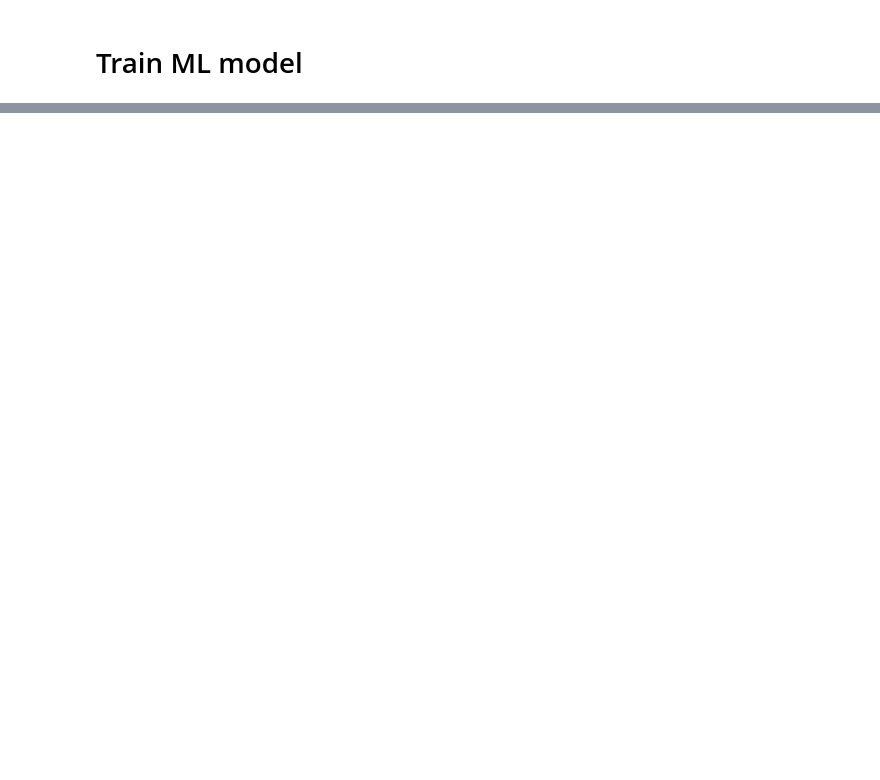
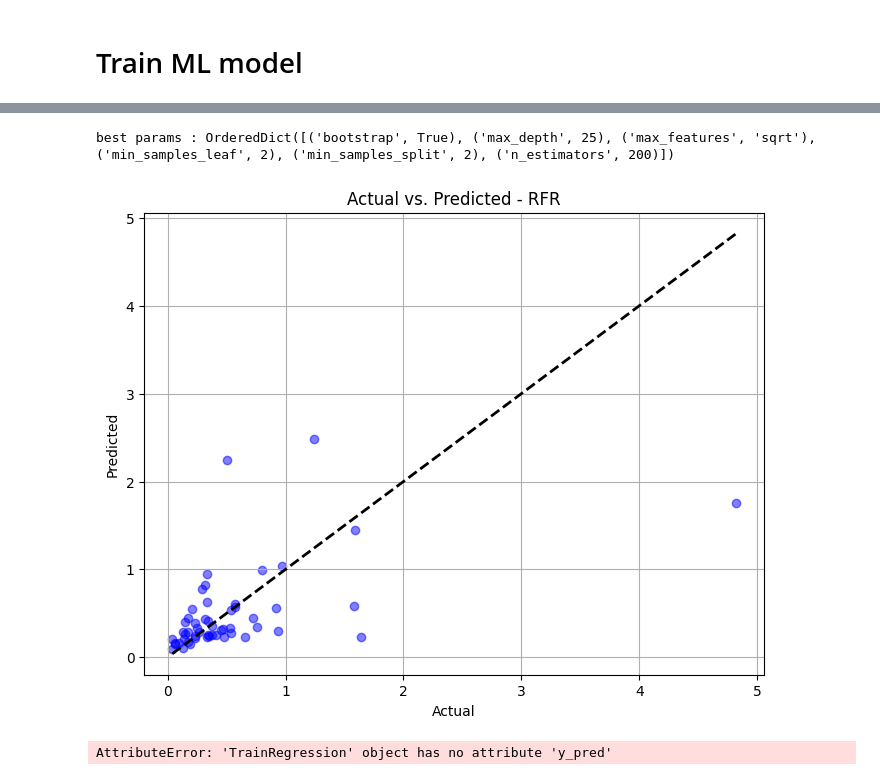
Before and after one commit to reutkeller/ML_projects, a Jupyter notebook: nbs/train_ml_regression.ipynb, the cells around one changed output, grey strips where cells are left out. Cells and saved outputs as stored; diff of their text form; code cells hidden in the pictures; blank space fills up the shorter version.

```diff
--- a/nbs/train_ml_regression.ipynb
+++ b/nbs/train_ml_regression.ipynb
@@ -46,6 +54,7 @@ class TrainRegression():
              self.test_size = test_size
              self.hyper_method = hyper_method
              self.model_str = requested_model
+             self.model_name = requested_model
 
              #load data and get train test data
              self.x_train, self.x_test, self.y_train, self.y_test = self._load_df_split_data()
@@ -177,7 +186,21 @@ class TrainRegression():
             plt.plot([self.y_test.min(), self.y_test.max()], [self.y_test.min(), self.y_test.max()], 'k--', lw=2)
             plt.xlabel('Actual')
             plt.ylabel('Predicted')
-            plt.title('Actual vs. Predicted')
+            plt.title(f'Actual vs. Predicted - {self.model_name}')
+            plt.grid(True)
+            plt.show()
+
+
+            # Create scatter plot
+            plt.scatter(self.y_test, y_pred, color='blue', label='True vs Predicted')
+
+            # Add labels and title
+            plt.xlabel('True Values')
+            plt.ylabel('Predicted Values')
+            plt.title(f'True vs Predicted Values Scatter Plot - {self.model_name}')
+            plt.legend()
+
+            # Show plot
             plt.grid(True)
             plt.show()
 
@@ -187,3 +210,16 @@ class TrainRegression():
             print("Mean Squared Error:", mse)
             print("Root Mean Squared Error:", rmse)
             print("Mean Absolute Percentage Error:", mape)
+# %%
+instance = TrainRegression(
+  df_path=r"D:\git\ML_projects\nbs\data\resampled_sen2.csv",
+  requested_model= 'RFR',
+  ground_truth_col = "TOC",
+  test_size = 0.25,
+  columns_to_remove = ['Unnamed: 0.1', 'Unnamed: 0', 'Lon', 'Lat', 'NI'],
+  hyper_method = 'bayesian'
+  )
+# %% [output]
+best params : OrderedDict([('bootstrap', True), ('max_depth', 25), ('max_features', 'sqrt'), ('min_samples_leaf', 2), ('min_samples_split', 2), ('n_estimators', 200)])
+[figure, added]
+AttributeError: 'TrainRegression' object has no attribute 'y_pred'
```
Also changed, not shown: parts of 10 cells of this notebook, 5 other files.
